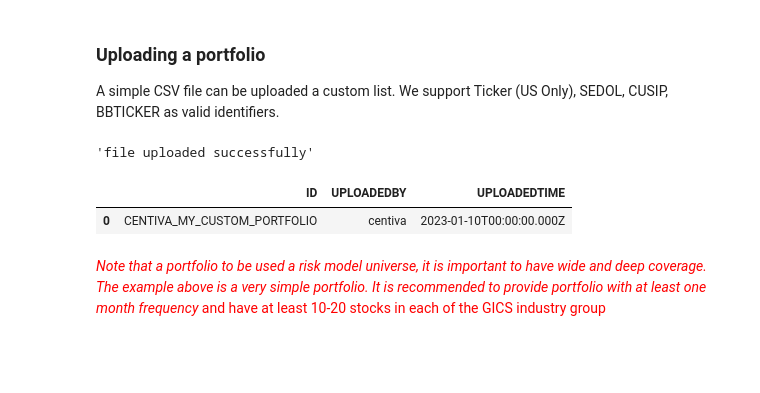
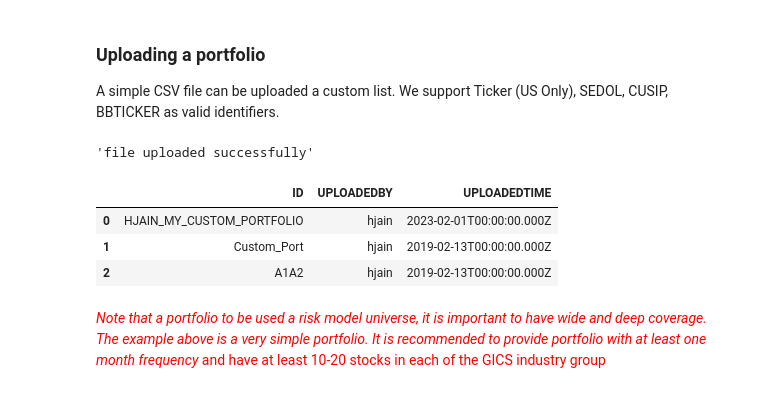
Before and after one commit to wolferesearch/docs, a Jupyter notebook: micro-services/examples/python/Risk Model Example.ipynb, the cells around one changed output. Cells and saved outputs as stored; diff of their text form; code cells hidden in the pictures; blank space fills up the shorter version.

```diff
--- a/micro-services/examples/python/Risk Model Example.ipynb
+++ b/micro-services/examples/python/Risk Model Example.ipynb
@@ -103,10 +106,12 @@ portfolio.text
 # %% [output]
 'file uploaded successfully'
 # %%
-catalog.get_portfolios()
+catalog.get_portfolios().head(3)
 # %% [output]
 |  | ID | UPLOADEDBY | UPLOADEDTIME |
-| 0 | CENTIVA_MY_CUSTOM_PORTFOLIO | centiva | 2023-01-10T00:00:00.000Z |
+| 0 | HJAIN_MY_CUSTOM_PORTFOLIO | hjain | 2023-02-01T00:00:00.000Z |
+| 1 | Custom_Port | hjain | 2019-02-13T00:00:00.000Z |
+| 2 | A1A2 | hjain | 2019-02-13T00:00:00.000Z |
 # %% [markdown]
 <span style="color:red">*Note that a portfolio to be used a risk model universe, it is important to have wide and deep coverage. The example above is a very simple portfolio. It is recommended to provide portfolio with at least one month frequency* and have at least 10-20 stocks in each of the GICS industry group</span>
 # %% [markdown]
```
Also changed, not shown: parts of 15 cells of this notebook, 1 other file.
